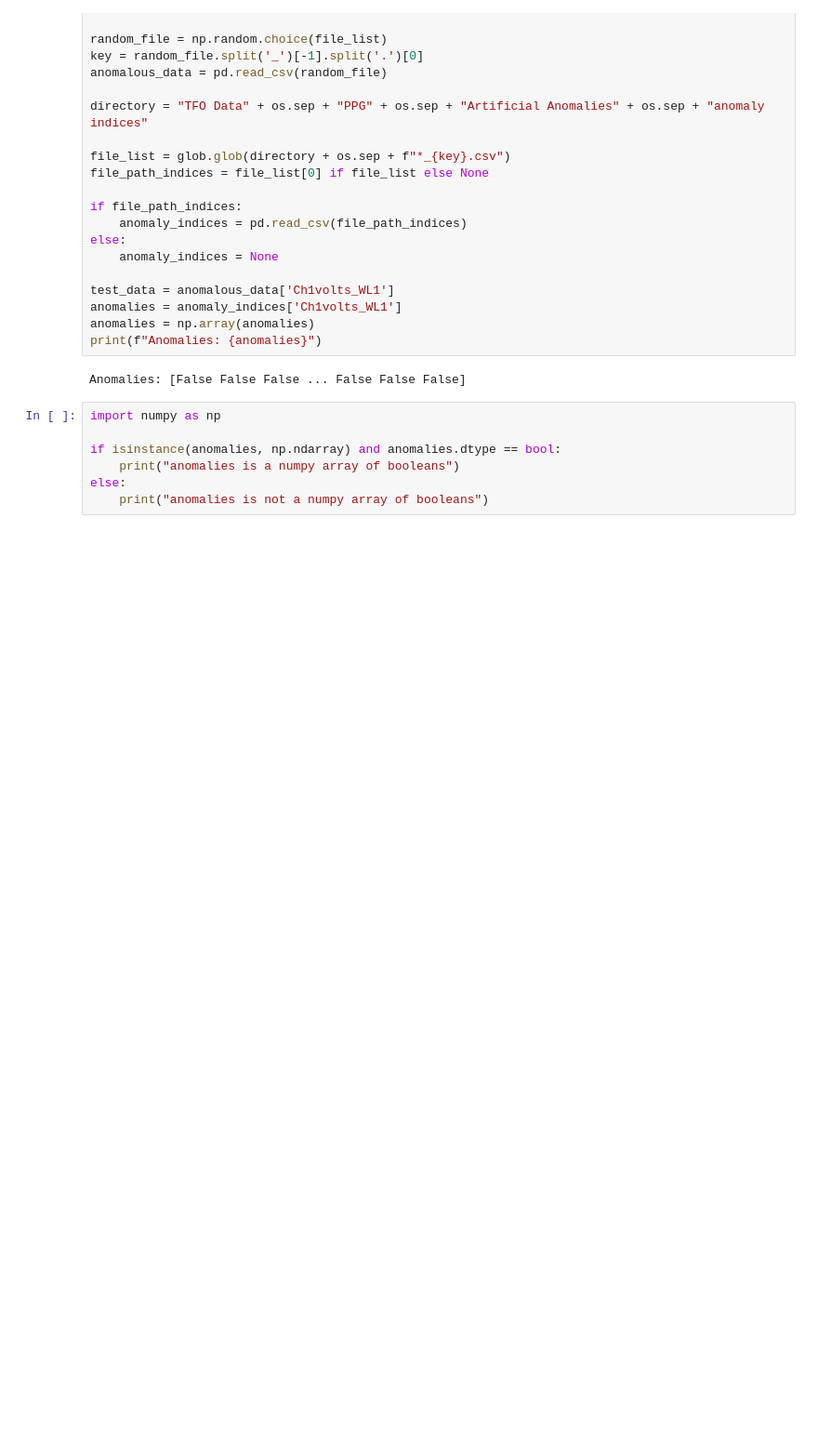
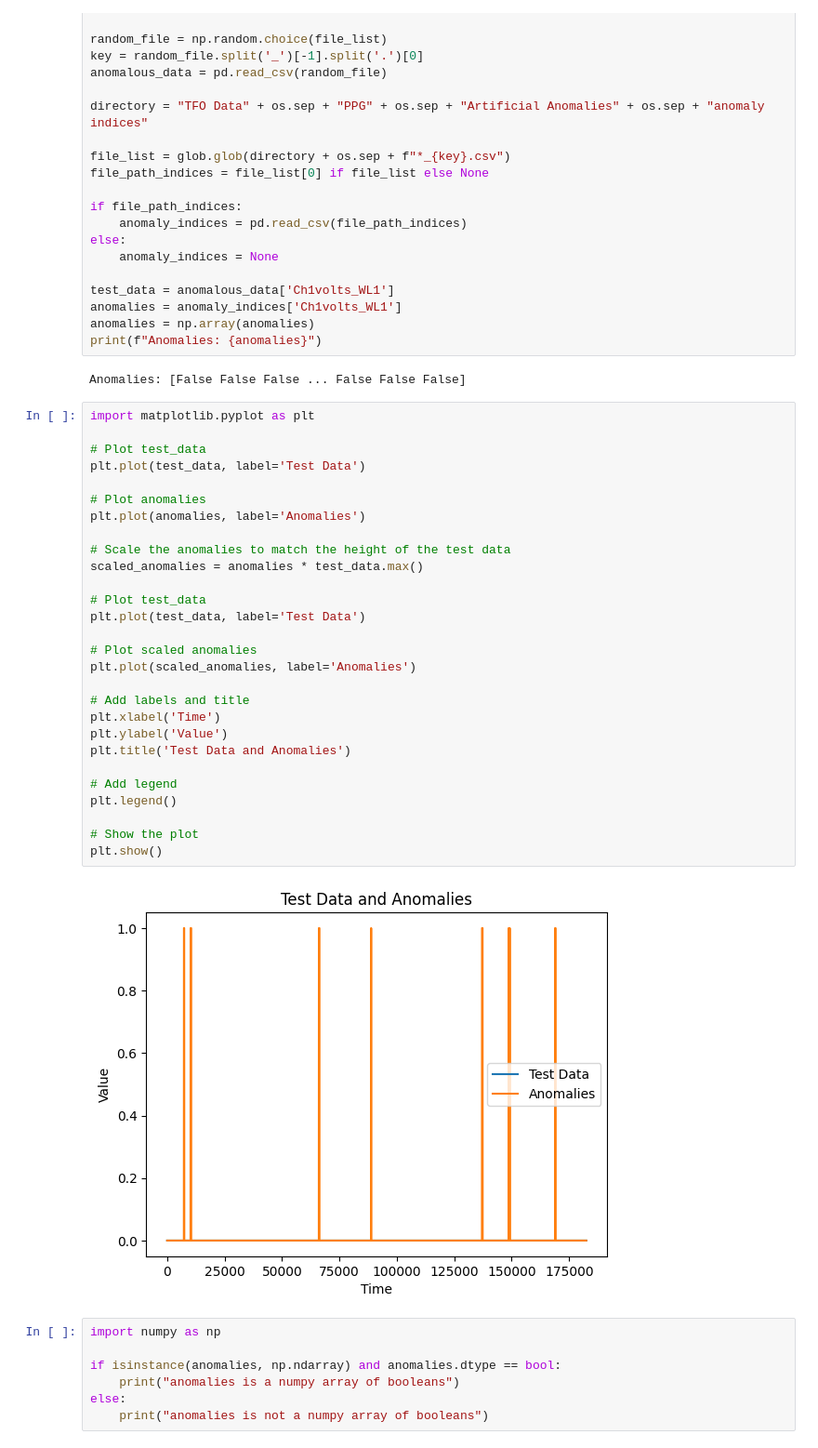
Before and after one commit to Th3RandyMan/Unsupervised-Anomaly-Detection, a Jupyter notebook: train_model_ck.ipynb, the cells around one changed output. Shown at 93% size. Cells and saved outputs as stored; diff of their text form; blank space fills up the shorter version.

Commit message:
added a plot to make sure the anomalies are correct

```diff
--- a/train_model_ck.ipynb
+++ b/train_model_ck.ipynb
@@ -258,6 +256,36 @@ anomalies = np.array(anomalies)
 print(f"Anomalies: {anomalies}")
 # %% [output]
 Anomalies: [False False False ... False False False]
+# %%
+import matplotlib.pyplot as plt
+
+# Plot test_data
+plt.plot(test_data, label='Test Data')
+
+# Plot anomalies
+plt.plot(anomalies, label='Anomalies')
+
+# Scale the anomalies to match the height of the test data
+scaled_anomalies = anomalies * test_data.max()
+
+# Plot test_data
+plt.plot(test_data, label='Test Data')
+
+# Plot scaled anomalies
+plt.plot(scaled_anomalies, label='Anomalies')
+
+# Add labels and title
+plt.xlabel('Time')
+plt.ylabel('Value')
+plt.title('Test Data and Anomalies')
+
+# Add legend
+plt.legend()
+
+# Show the plot
+plt.show()
+# %% [output]
+[figure, added]
 # %%
 import numpy as np
 
```
Also changed, not shown: parts of 1 cell of this notebook.
